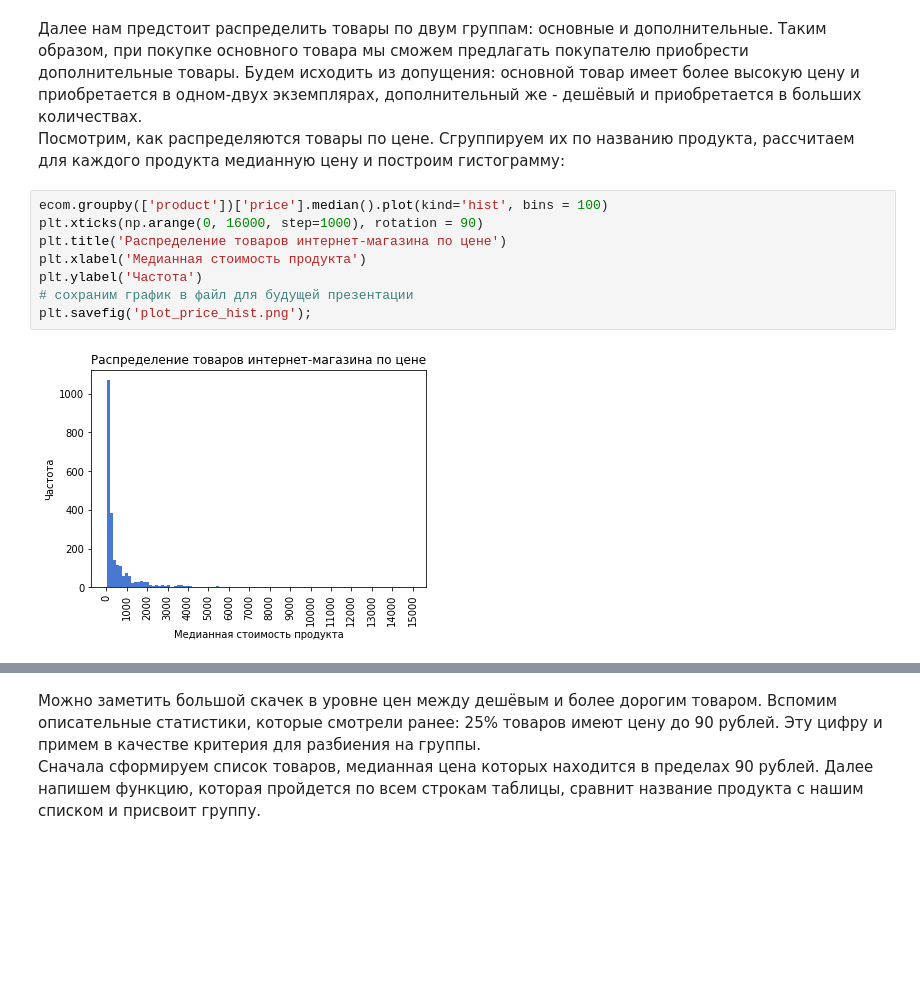
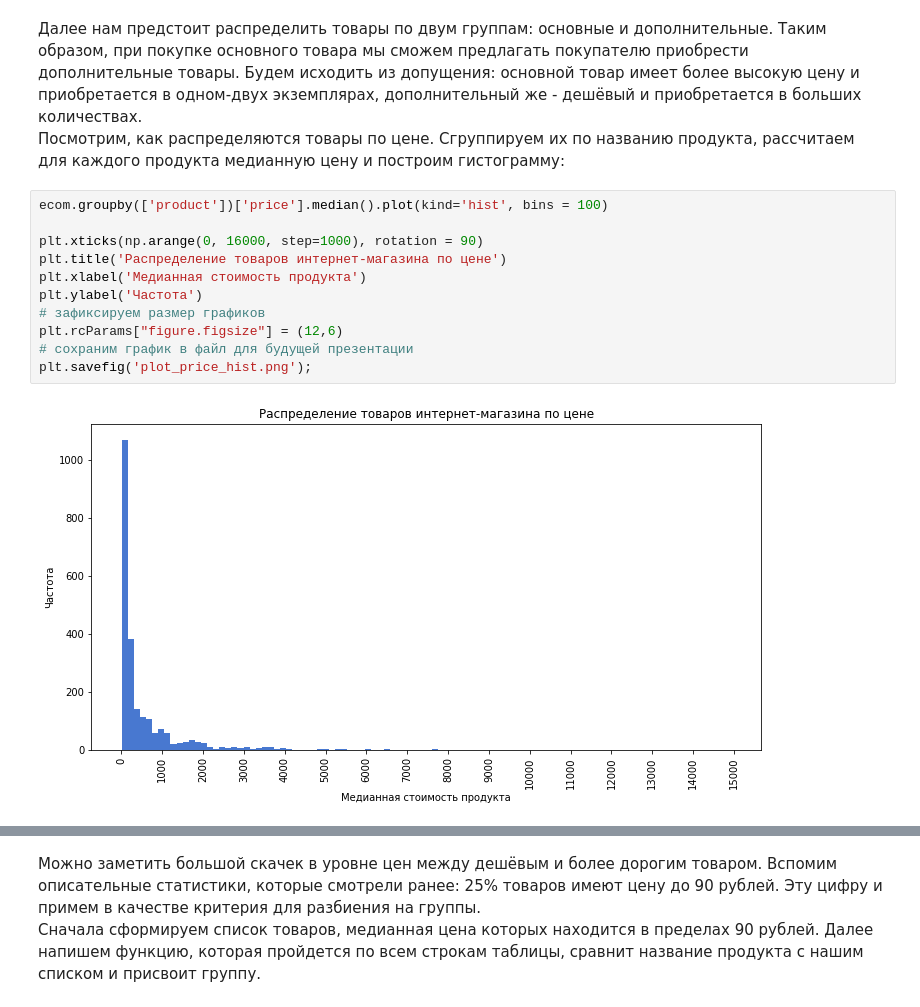
Before and after one commit to evashchylina/Practicum-projects, a Jupyter notebook: E-commerce/project_ecommerce.ipynb, the cells around one changed output, grey strips where cells are left out. Cells and saved outputs as stored; diff of their text form; blank space fills up the shorter version.

```diff
--- a/E-commerce/project_ecommerce.ipynb
+++ b/E-commerce/project_ecommerce.ipynb
@@ -658,14 +658,17 @@ ecom.sample(5)
 Посмотрим, как распределяются товары по цене. Сгруппируем их по названию продукта, рассчитаем для каждого продукта медианную цену и построим гистограмму:
 # %%
 ecom.groupby(['product'])['price'].median().plot(kind='hist', bins = 100)
+
 plt.xticks(np.arange(0, 16000, step=1000), rotation = 90)
 plt.title('Распределение товаров интернет-магазина по цене')
 plt.xlabel('Медианная стоимость продукта')
 plt.ylabel('Частота')
+# зафиксируем размер графиков
+plt.rcParams["figure.figsize"] = (12,6)
 # сохраним график в файл для будущей презентации
 plt.savefig('plot_price_hist.png');
 # %% [output]
-[figure, old version]
+[figure, new version]
 # %%
 ecom.groupby(['product'])['price'].median().plot(kind='hist', bins = 100)
 plt.xticks(np.arange(0, 10000, step=1000), rotation = 90)
```
Also changed, not shown: parts of 16 cells of this notebook, 1 other file.
